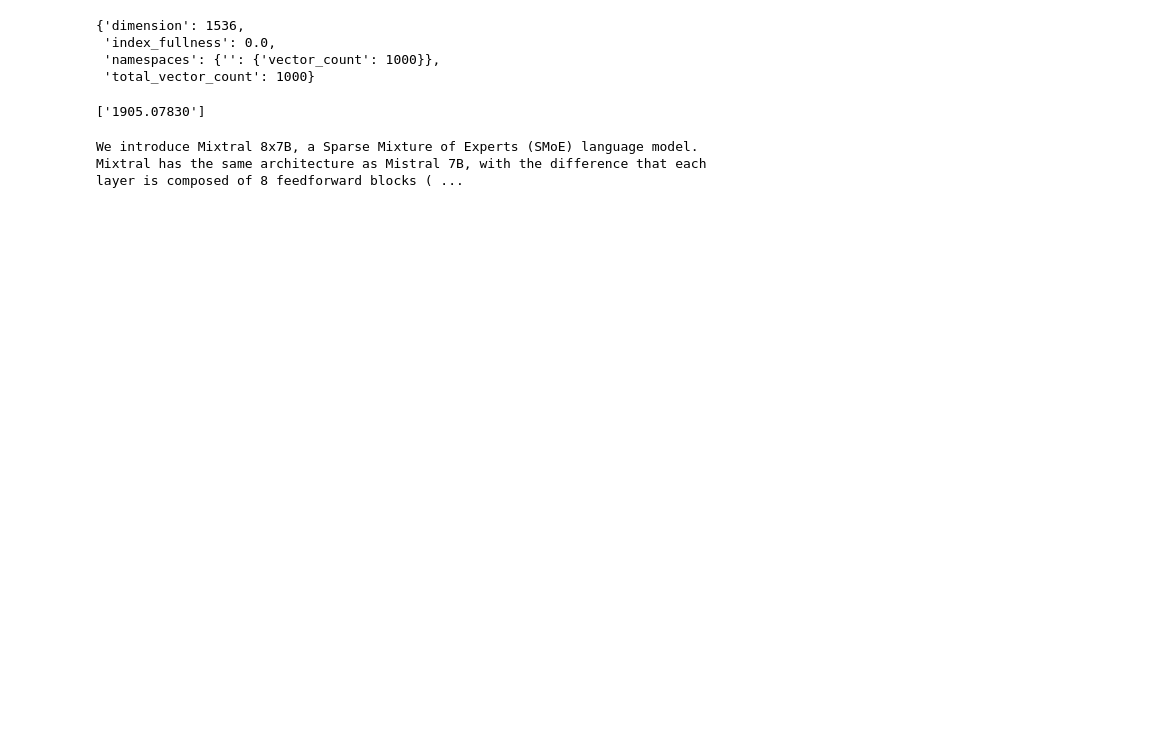
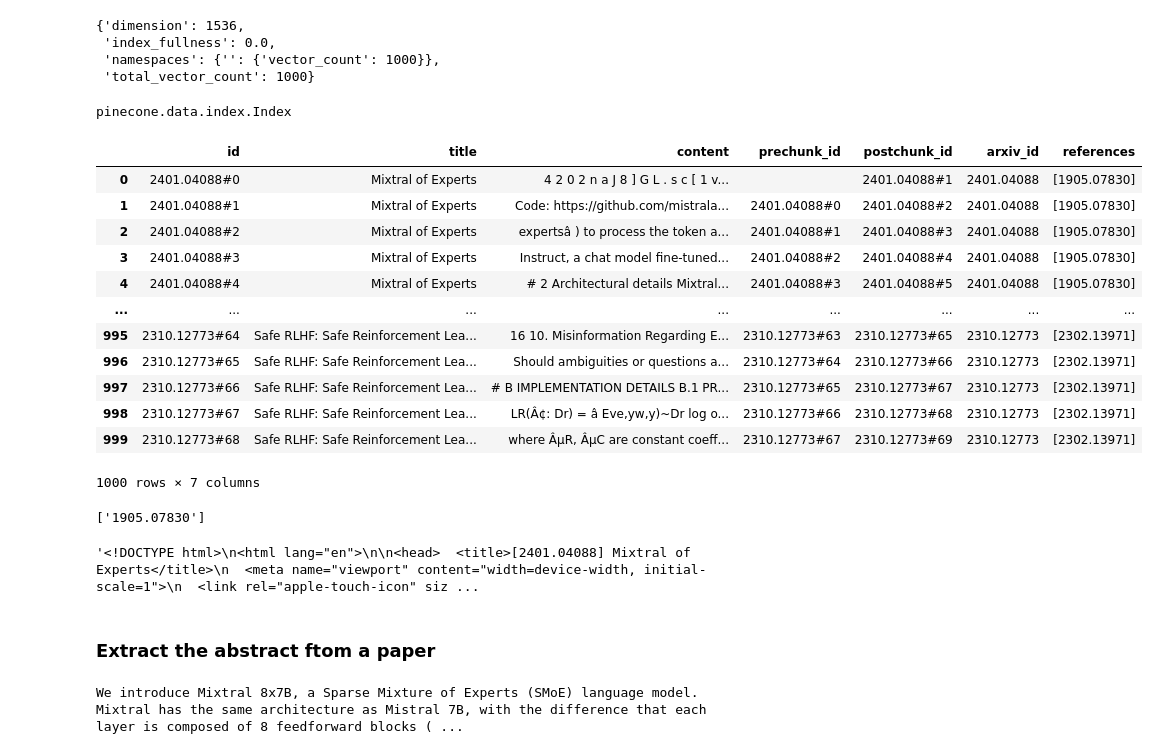
Before and after one commit to matsaragas/Langgraph_ResearchAgent, a Jupyter notebook: notebooks/research_agent.ipynb, the cells around one changed output. Cells and saved outputs as stored; diff of their text form; code cells hidden in the pictures; blank space fills up the shorter version.

```diff
--- a/notebooks/research_agent.ipynb
+++ b/notebooks/research_agent.ipynb
@@ -53,10 +57,30 @@ index.describe_index_stats()
  'index_fullness': 0.0,
  'namespaces': {'': {'vector_count': 1000}},
  'total_vector_count': 1000}
+# %%
+type(index)
+# %% [output]
+pinecone.data.index.Index
 # %%
 from tqdm.auto import tqdm
 # %%
 data = dataset.to_pandas().iloc[:1000]
+# %%
+data
+# %% [output]
+|  | id | title | content | prechunk_id | postchunk_id | arxiv_id | references |
+| 0 | 2401.04088#0 | Mixtral of Experts | 4 2 0 2 n a J 8 ] G L . s c [ 1 v... |  | 2401.04088#1 | 2401.04088 | [1905.07830] |
+| 1 | 2401.04088#1 | Mixtral of Experts | Code: https://github.com/mistrala... | 2401.04088#0 | 2401.04088#2 | 2401.04088 | [1905.07830] |
+| 2 | 2401.04088#2 | Mixtral of Experts | expertsâ ) to process the token a... | 2401.04088#1 | 2401.04088#3 | 2401.04088 | [1905.07830] |
+| 3 | 2401.04088#3 | Mixtral of Experts | Instruct, a chat model fine-tuned... | 2401.04088#2 | 2401.04088#4 | 2401.04088 | [1905.07830] |
+| 4 | 2401.04088#4 | Mixtral of Experts | # 2 Architectural details Mixtral... | 2401.04088#3 | 2401.04088#5 | 2401.04088 | [1905.07830] |
+| ... | ... | ... | ... | ... | ... | ... | ... |
+| 995 | 2310.12773#64 | Safe RLHF: Safe Reinforcement Lea... | 16 10. Misinformation Regarding E... | 2310.12773#63 | 2310.12773#65 | 2310.12773 | [2302.13971] |
+| 996 | 2310.12773#65 | Safe RLHF: Safe Reinforcement Lea... | Should ambiguities or questions a... | 2310.12773#64 | 2310.12773#66 | 2310.12773 | [2302.13971] |
+| 997 | 2310.12773#66 | Safe RLHF: Safe Reinforcement Lea... | # B IMPLEMENTATION DETAILS B.1 PR... | 2310.12773#65 | 2310.12773#67 | 2310.12773 | [2302.13971] |
+| 998 | 2310.12773#67 | Safe RLHF: Safe Reinforcement Lea... | LR(Â¢: Dr) = â Eve,yw,y)~Dr log o... | 2310.12773#66 | 2310.12773#68 | 2310.12773 | [2302.13971] |
+| 999 | 2310.12773#68 | Safe RLHF: Safe Reinforcement Lea... | where ÂµR, ÂµC are constant coeff... | 2310.12773#67 | 2310.12773#69 | 2310.12773 | [2302.13971] |
+1000 rows × 7 columns
 # %%
 list(data['references'][0])
 # %% [output]
@@ -87,3 +111,10 @@ res = requests.get(f"https://export.arxiv.org/abs/{arxiv_id}")
+# %%
+res.text
+# %% [output]
+'<!DOCTYPE html>\n<html lang="en">\n\n<head>  <title>[2401.04088] Mixtral of Experts</title>\n  <meta name="viewport" content="width=device-width, initial-scale=1">\n  <link rel="apple-touch-icon" siz ...
+# %% [markdown]
+
+### Extract the abstract ftom a paper
 # %%
 import re
 abstract_pattern = re.compile(
```
Also changed, not shown: parts of 3 cells of this notebook, 2 other files.
